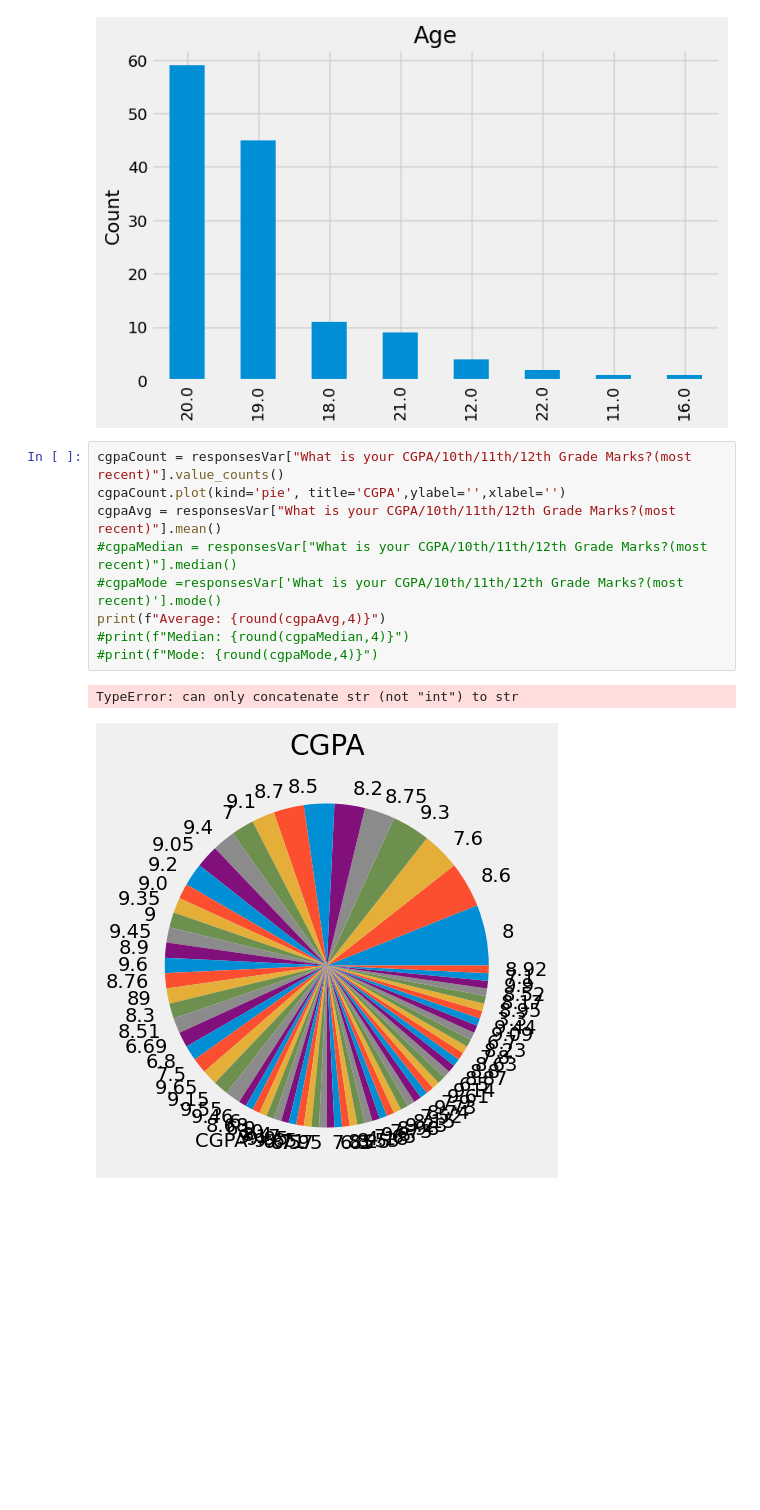
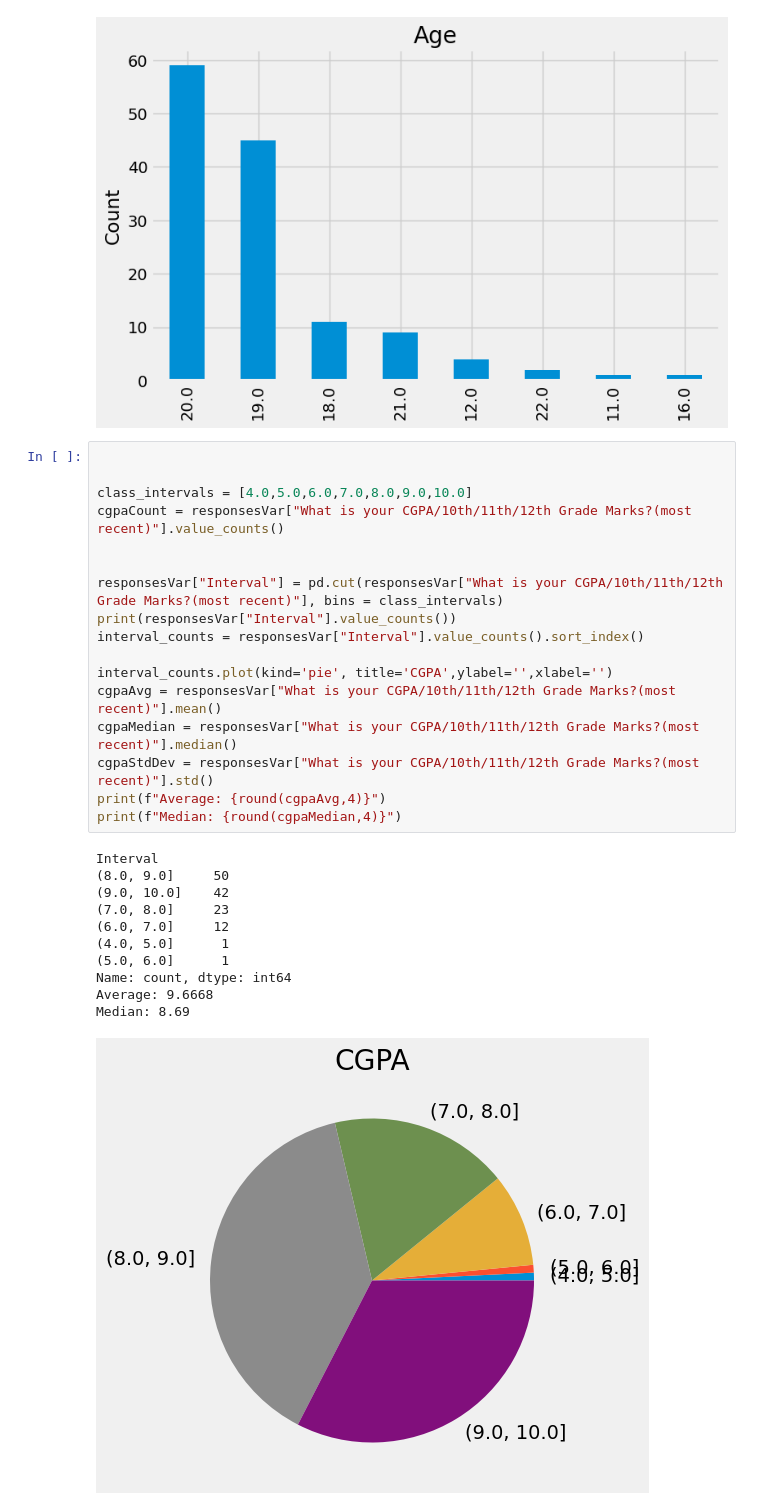
Before and after one commit to KTS-o7/MentalHealthDataViz, a Jupyter notebook: Visual.ipynb, the cells around one changed output. Drawn from its saved outputs; the diff is of its cells as text; blank space fills up the shorter version.

Commit message:
Add visualizations

```diff
--- a/Visual.ipynb
+++ b/Visual.ipynb
@@ -224,14 +225,31 @@ ageCounter.plot(kind='bar', title='Age',xlabel='',ylabel='Count')
 <Axes: title={'center': 'Age'}, ylabel='Count'>
 [figure]
 # %%
+
+
+class_intervals = [4.0,5.0,6.0,7.0,8.0,9.0,10.0]
 cgpaCount = responsesVar["What is your CGPA/10th/11th/12th Grade Marks?(most recent)"].value_counts()
-cgpaCount.plot(kind='pie', title='CGPA',ylabel='',xlabel='')
+
+
+responsesVar["Interval"] = pd.cut(responsesVar["What is your CGPA/10th/11th/12th Grade Marks?(most recent)"], bins = class_intervals)
+print(responsesVar["Interval"].value_counts())
+interval_counts = responsesVar["Interval"].value_counts().sort_index()
+
+interval_counts.plot(kind='pie', title='CGPA',ylabel='',xlabel='')
 cgpaAvg = responsesVar["What is your CGPA/10th/11th/12th Grade Marks?(most recent)"].mean()
-#cgpaMedian = responsesVar["What is your CGPA/10th/11th/12th Grade Marks?(most recent)"].median()
-#cgpaMode =responsesVar['What is your CGPA/10th/11th/12th Grade Marks?(most recent)'].mode()
+cgpaMedian = responsesVar["What is your CGPA/10th/11th/12th Grade Marks?(most recent)"].median()
+cgpaStdDev = responsesVar["What is your CGPA/10th/11th/12th Grade Marks?(most recent)"].std()
 print(f"Average: {round(cgpaAvg,4)}")
-#print(f"Median: {round(cgpaMedian,4)}")
-#print(f"Mode: {round(cgpaMode,4)}")
+print(f"Median: {round(cgpaMedian,4)}")
 # %% [output]
-TypeError: can only concatenate str (not "int") to str
+Interval
+(8.0, 9.0]     50
+(9.0, 10.0]    42
+(7.0, 8.0]     23
+(6.0, 7.0]     12
+(4.0, 5.0]      1
+(5.0, 6.0]      1
+Name: count, dtype: int64
+Average: 9.6668
+Median: 8.69
-[figure, old version]
+[figure, new version]
```
Also changed, not shown: parts of 8 cells of this notebook, 1 other file.
